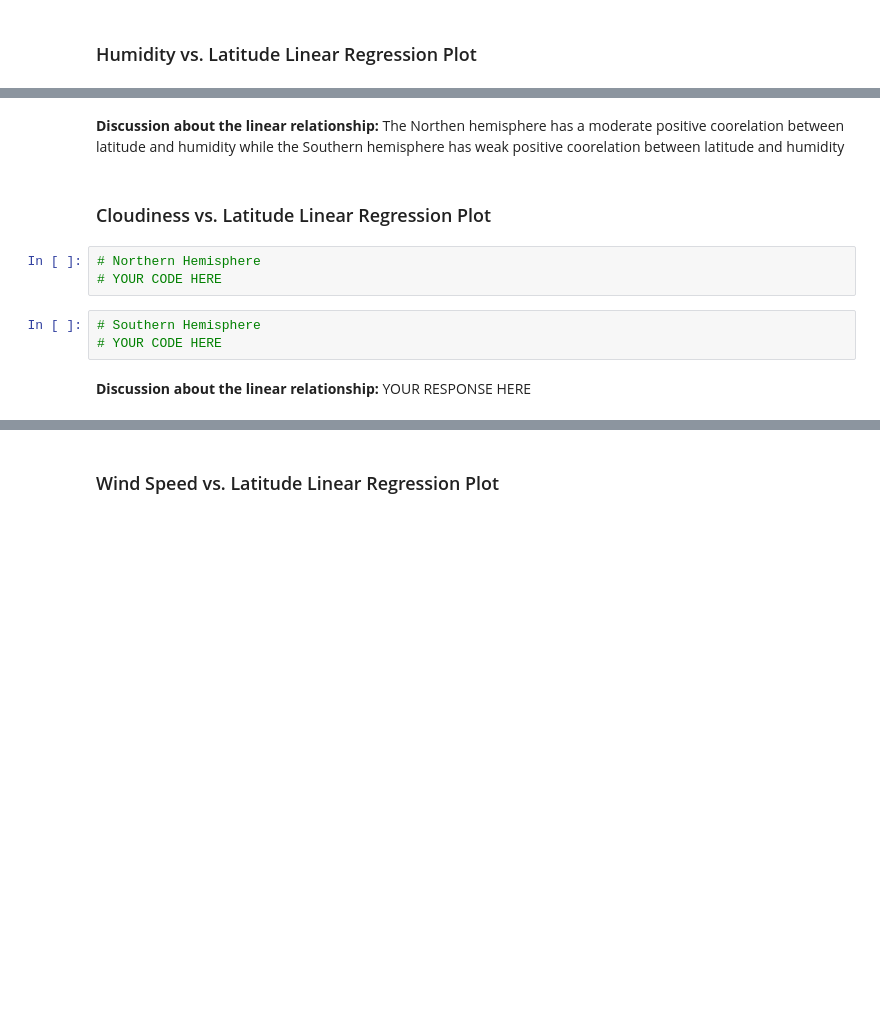
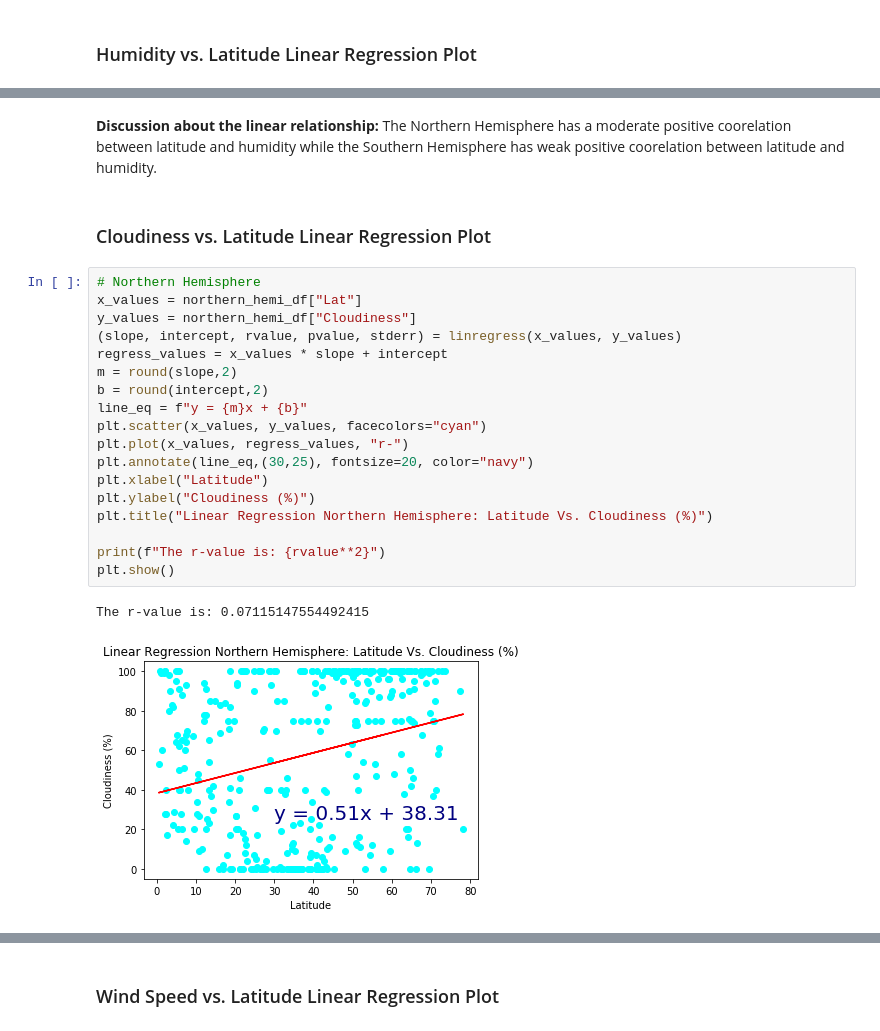
Before and after one commit to Erink8/python-api-challenge, a Jupyter notebook: WeatherPy/WeatherPy.ipynb, the cells around one changed output, grey strips where cells are left out. Saved outputs shown, nothing was run; the diff lists cells and outputs as text; blank space fills up the shorter version.

```diff
--- a/WeatherPy/WeatherPy.ipynb
+++ b/WeatherPy/WeatherPy.ipynb
@@ -389,12 +387,25 @@ The r-value is: 0.18032874357167833
 # %% [markdown]
-**Discussion about the linear relationship:** The Northen hemisphere has a moderate positive coorelation between latitude and humidity while the Southern hemisphere has weak positive coorelation between latitude and humidity
+**Discussion about the linear relationship:** The Northern Hemisphere has a moderate positive coorelation between latitude and humidity while the Southern Hemisphere has weak positive coorelation between latitude and humidity.
 # %% [markdown]
 ### Cloudiness vs. Latitude Linear Regression Plot
-# %%
-# Northern Hemisphere
-# YOUR CODE HERE
-# %%
-# Southern Hemisphere
-# YOUR CODE HERE
-# %% [markdown]
-**Discussion about the linear relationship:** YOUR RESPONSE HERE
+# %%
+# Northern Hemisphere
+x_values = northern_hemi_df["Lat"]
+y_values = northern_hemi_df["Cloudiness"]
+(slope, intercept, rvalue, pvalue, stderr) = linregress(x_values, y_values)
+regress_values = x_values * slope + intercept
+m = round(slope,2)
+b = round(intercept,2)
+line_eq = f"y = {m}x + {b}"
+plt.scatter(x_values, y_values, facecolors="cyan")
+plt.plot(x_values, regress_values, "r-")
+plt.annotate(line_eq,(30,25), fontsize=20, color="navy")
+plt.xlabel("Latitude")
+plt.ylabel("Cloudiness (%)")
+plt.title("Linear Regression Northern Hemisphere: Latitude Vs. Cloudiness (%)")
+
+print(f"The r-value is: {rvalue**2}")
+plt.show()
+# %% [output]
+The r-value is: 0.07115147554492415
+[figure, added]
```
Also changed, not shown: parts of 24 cells of this notebook, 6 other files.
